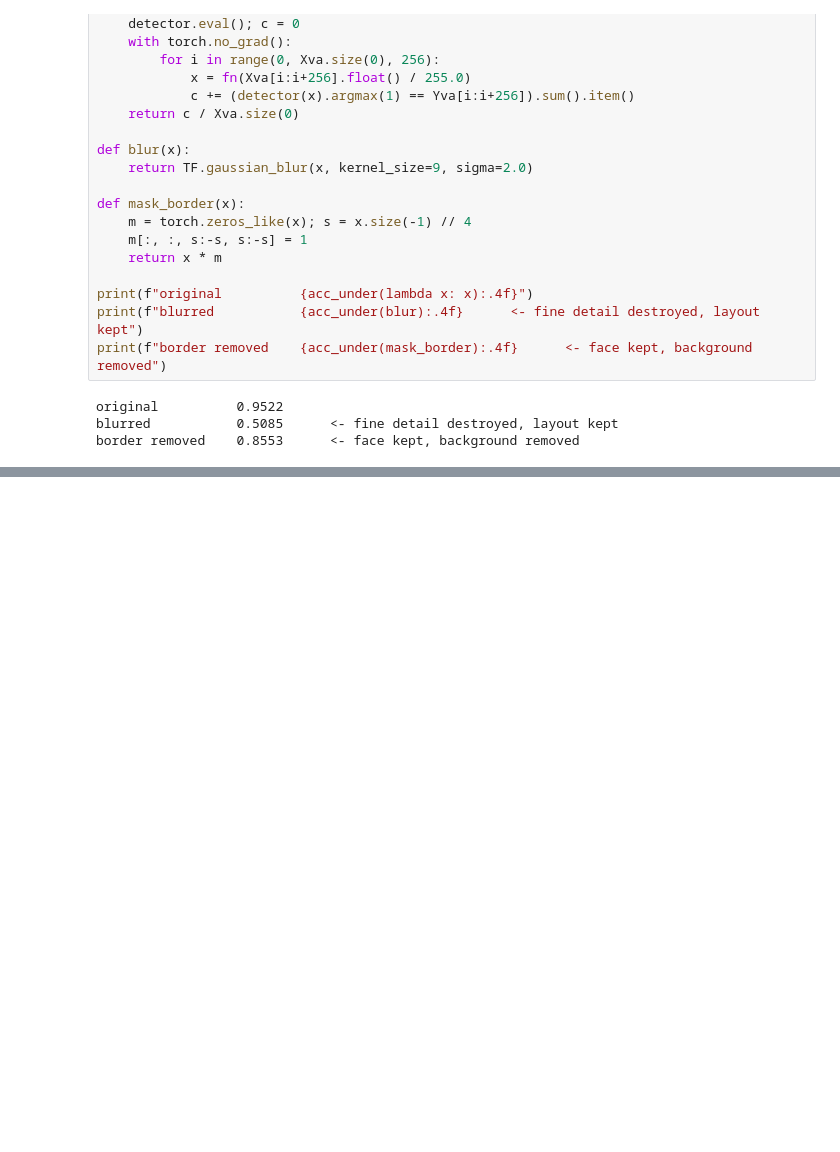
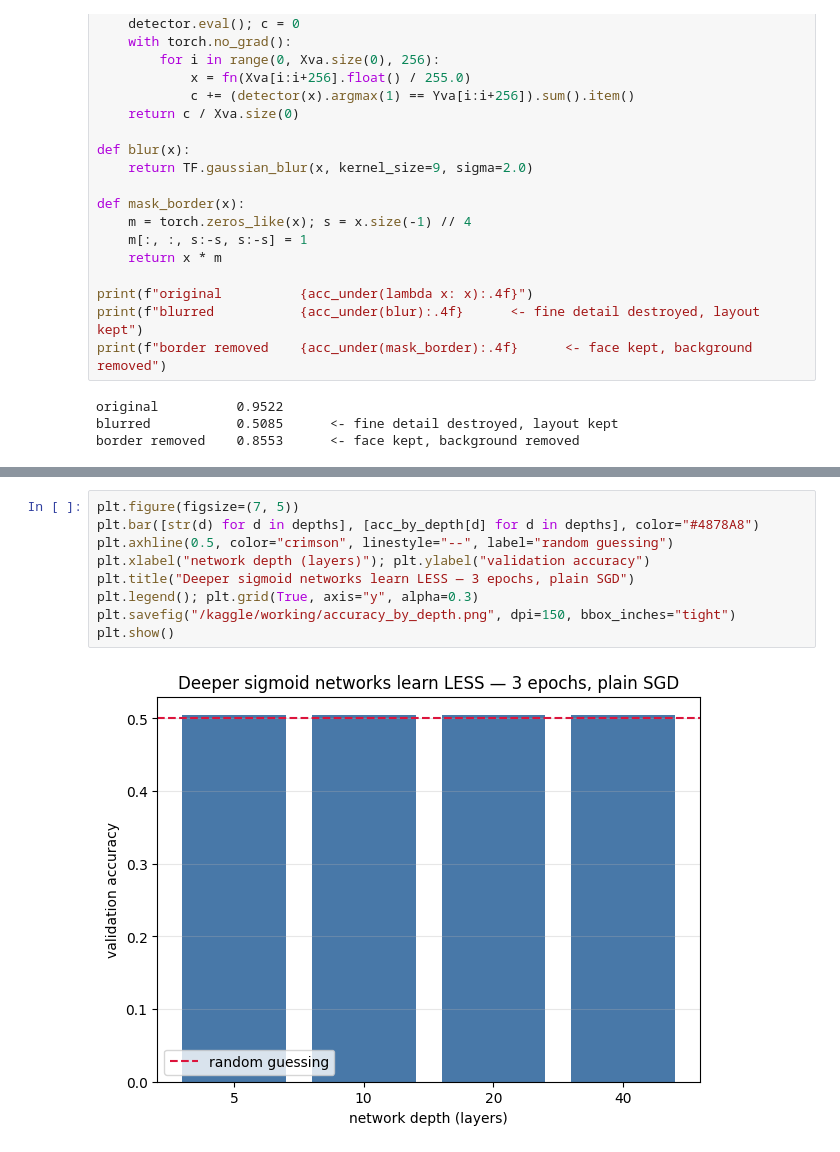
Before and after one commit to HarshitPandey-2021/blindspot, a Jupyter notebook: notebooks/04-detector.ipynb, the cells around one changed output, grey strips where cells are left out. Drawn from its saved outputs; the diff is of its cells as text; blank space fills up the shorter version.

```diff
--- a/notebooks/04-detector.ipynb
+++ b/notebooks/04-detector.ipynb
@@ -494,0 +564,11 @@ border removed    0.8553      <- face kept, background removed
+# %%
+plt.figure(figsize=(7, 5))
+plt.bar([str(d) for d in depths], [acc_by_depth[d] for d in depths], color="#4878A8")
+plt.axhline(0.5, color="crimson", linestyle="--", label="random guessing")
+plt.xlabel("network depth (layers)"); plt.ylabel("validation accuracy")
+plt.title("Deeper sigmoid networks learn LESS — 3 epochs, plain SGD")
+plt.legend(); plt.grid(True, axis="y", alpha=0.3)
+plt.savefig("/kaggle/working/accuracy_by_depth.png", dpi=150, bbox_inches="tight")
+plt.show()
+# %% [output]
+[figure, added]
```
Also changed, not shown: parts of 8 cells of this notebook, 3 other files.
